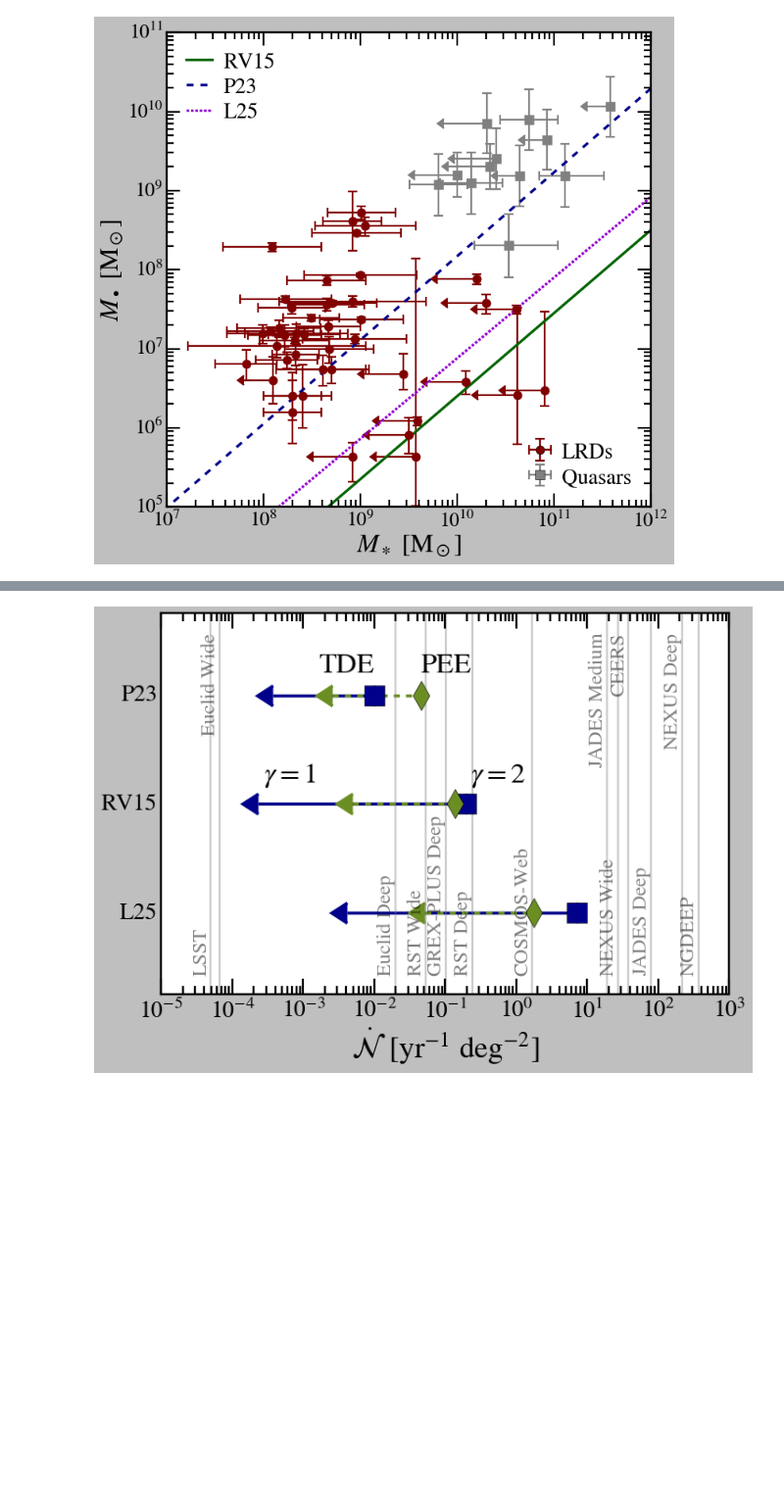
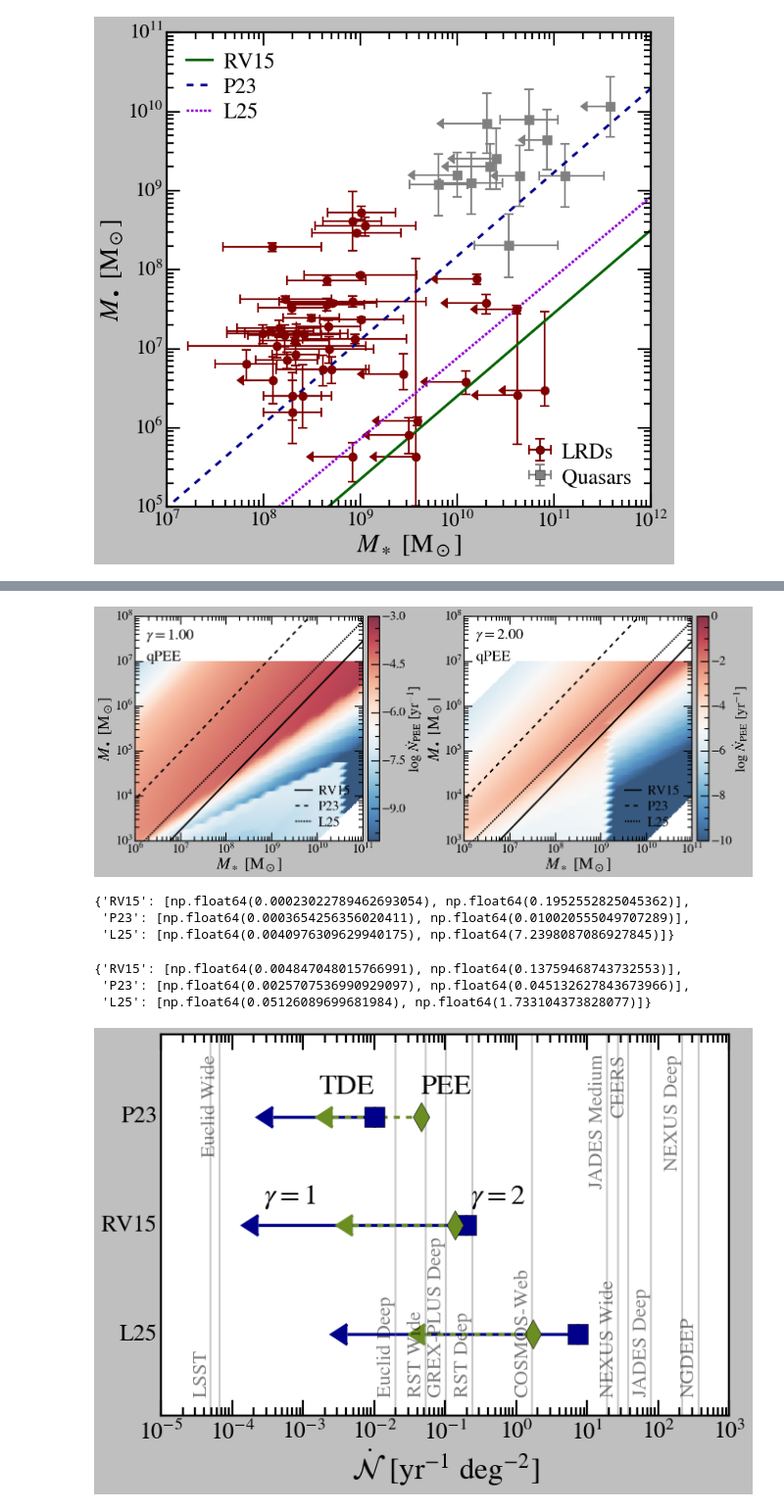
Before and after one commit to vinh-qtran/TidalDisruptionLRD, a Jupyter notebook: nbs/Ms_Mbh_tde_rate.ipynb, the cells around one changed output, grey strips where cells are left out. Shown at 98% size. Cells and saved outputs as stored; diff of their text form; code cells hidden in the pictures; blank space fills up the shorter version.

```diff
--- a/nbs/Ms_Mbh_tde_rate.ipynb
+++ b/nbs/Ms_Mbh_tde_rate.ipynb
@@ -387,3 +391,54 @@ plt.show()
+# %%
+fig, axs = plt.subplots(1, 2, figsize=(20, 7.2))
+
+axs = axs.flatten()
+
+gammas = [1.0, 2.0]
+
+vmins = [-10, -10]
+vmaxs = [-3, -0]
+
+# vmins = [None, None]
+# vmaxs = [None, None]
+
+for ax, gamma, vmin, vmax in zip(axs, gammas, vmins, vmaxs, strict=False):
+    c = show_tde_rate(
+        ax,
+        gamma,
+        env=True,
+        vmin=vmin,
+        vmax=vmax,
+        show_x_label=True,
+        show_y_label=True,
+        show_legend=True,
+        show_gamma_label=True,
+    )
+
+    ax.text(
+        0.05,
+        0.85,
+        "qPEE",
+        transform=ax.transAxes,
+        fontsize=28,
+        va="top",
+        ha="left",
+    )
+
+    cb = fig.colorbar(
+        c,
+        ax=ax,
+        location="right",
+        aspect=20,
+        pad=0.02,
+        ticks=ticker.MaxNLocator(nbins=6),
+    )
+    cb.set_label(r"$\log \, \dot{N}_{\rm PEE}$ [yr$^{-1}$]", labelpad=0, fontsize=26)
+
+# plt.tight_layout()
+# plt.savefig("../../pee_cusp_rate.pdf", bbox_inches="tight")
+plt.show()
+# %% [output]
+[figure, added]
 # %%
 survey_rates = {
     "NGDEEP": 366.19007031449985,
@@ -470,6 +525,18 @@ for gamma in [1.0, 2.0]:
         #         ),
         #     ).all_sky_tde_rate
         # )
+# %%
+tde_rates
+# %% [output]
+{'RV15': [np.float64(0.00023022789462693054), np.float64(0.1952552825045362)],
+ 'P23': [np.float64(0.0003654256356020411), np.float64(0.010020555049707289)],
+ 'L25': [np.float64(0.0040976309629940175), np.float64(7.2398087086927845)]}
+# %%
+ede_rates
+# %% [output]
+{'RV15': [np.float64(0.004847048015766991), np.float64(0.13759468743732553)],
+ 'P23': [np.float64(0.0025707536990929097), np.float64(0.045132627843673966)],
+ 'L25': [np.float64(0.05126089699681984), np.float64(1.733104373828077)]}
 # %%
 fig, ax = plt.subplots(figsize=(10, 6.5))
 
```
Also changed, not shown: parts of 8 cells of this notebook, 11 other files.
